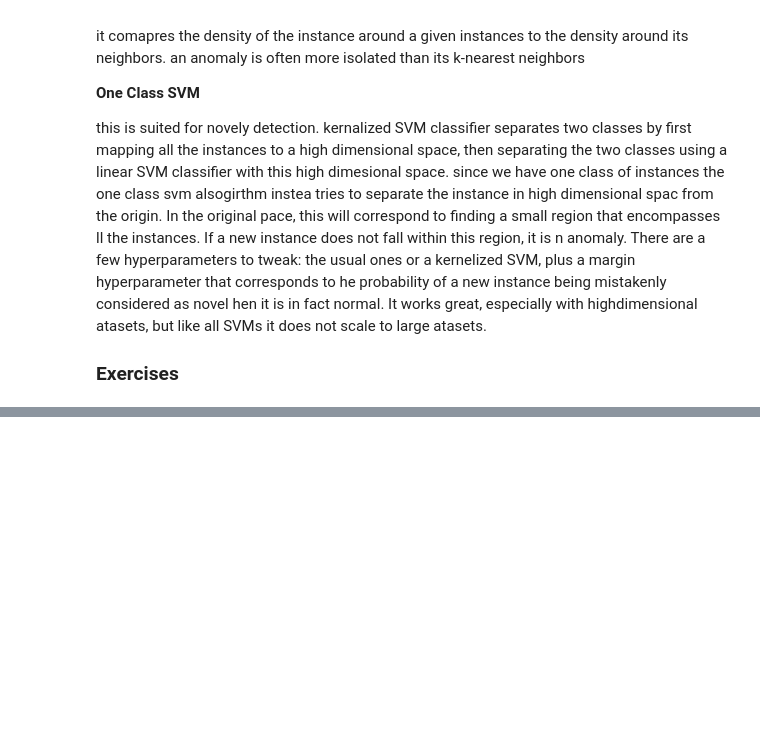
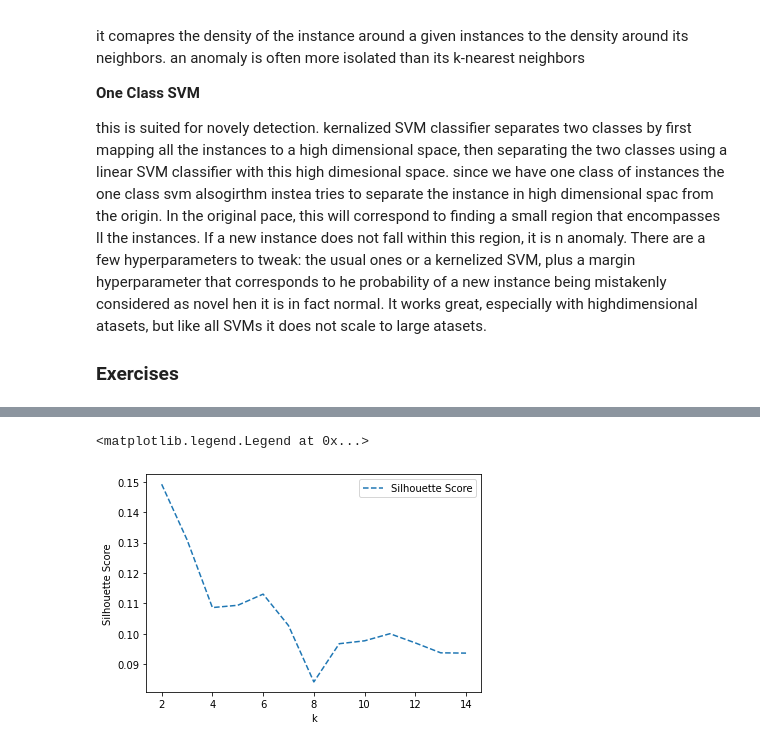
Before and after one commit to apurvasijaria/notes-and-codes-from-books, a Jupyter notebook: Hands-on-ML-with-scikit-learn-keras-tensorflow-2ndEd/Ch_09_unsupervised_learning_techniques.ipynb, the cells around one changed output, grey strips where cells are left out. Drawn from its saved outputs; the diff is of its cells as text; code cells hidden in the pictures; blank space fills up the shorter version.

```diff
--- a/Hands-on-ML-with-scikit-learn-keras-tensorflow-2ndEd/Ch_09_unsupervised_learning_techniques.ipynb
+++ b/Hands-on-ML-with-scikit-learn-keras-tensorflow-2ndEd/Ch_09_unsupervised_learning_techniques.ipynb
@@ -993,0 +1009,2 @@ __e. Visualize the clusters: do you see similar faces in each cluster?__
+# %%
+df = fetch_olivetti_faces(shuffle=True, random_state=42)
@@ -993,0 +1026,12 @@ __e. Visualize the clusters: do you see similar faces in each cluster?__
+# %%
+X = df.data
+y = df.target
+img = df.images
+# %%
+##Spliting the dataset
+
+##Spliting the train and test and val (70:15:15)
+
+from sklearn.model_selection import train_test_split
+X_1, X_val, y_1, y_val = train_test_split(X,y, test_size=0.15, stratify=y)
+X_train, X_test, y_train, y_test = train_test_split(X_1,y_1, test_size=0.175, stratify=y_1)
@@ -993,0 +1070,22 @@ __e. Visualize the clusters: do you see similar faces in each cluster?__
+# %%
+from sklearn.cluster import KMeans
+from sklearn.metrics import silhouette_score
+
+kn = []
+sc = []
+inertia = []
+
+for k in range(2,15):
+    kmeans = KMeans(n_clusters = k)
+    kmeans.fit(X_train)
+    sc.append(silhouette_score(X_train, kmeans.labels_))
+    inertia.append(kmeans.inertia_)
+    kn.append(k)
+# %%
+plt.plot(kn,sc, '--',label = "Silhouette Score")
+plt.xlabel('k')
+plt.ylabel('Silhouette Score')
+plt.legend()
+# %% [output]
+<matplotlib.legend.Legend at 0x...>
+[figure, added]
```
Also changed, not shown: parts of 54 cells of this notebook, 6 other files.
